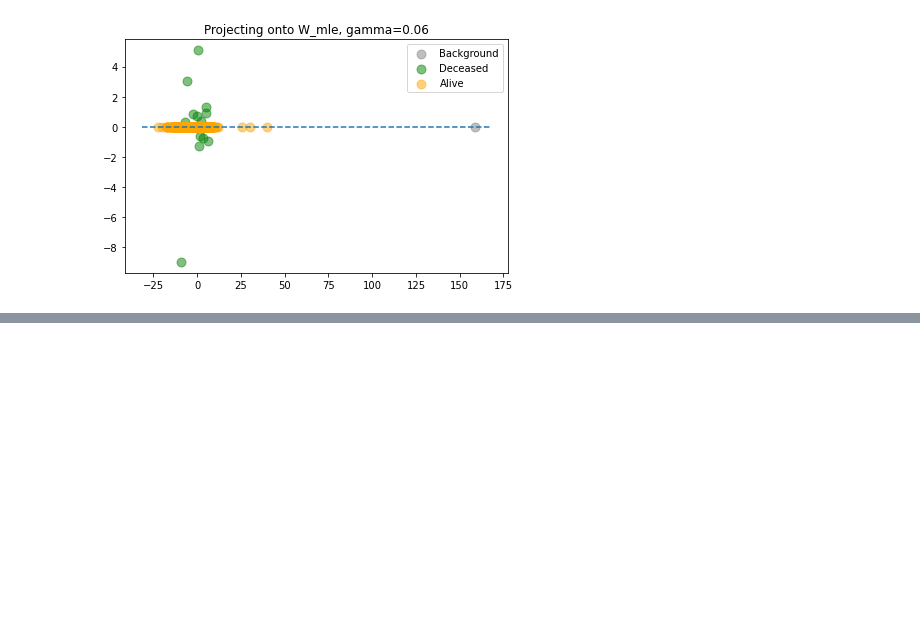
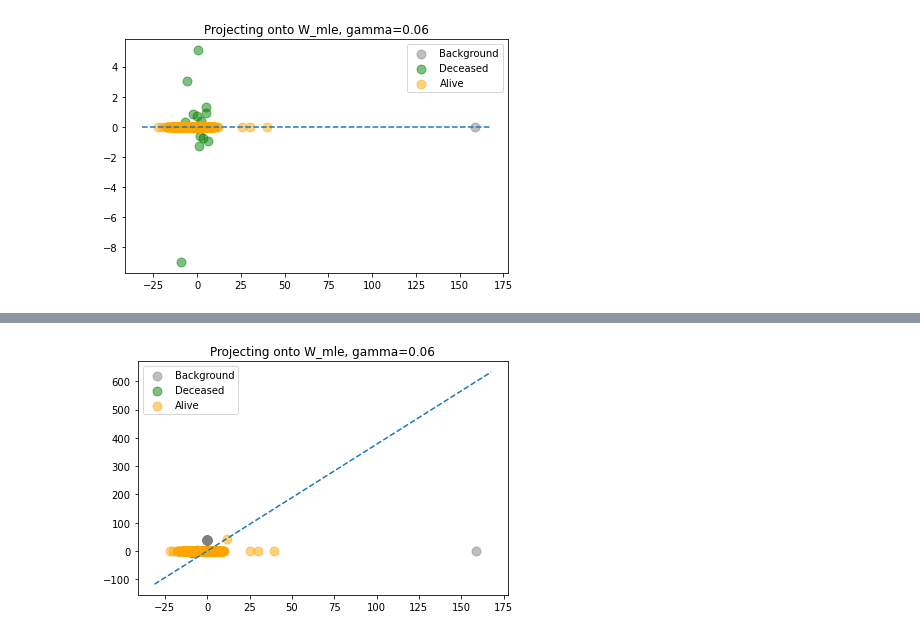
Before and after one commit to ArpiS/nested-policy-rl, a Jupyter notebook: pcpca/pcpca_covid.ipynb, the cells around one changed output, grey strips where cells are left out. Drawn from its saved outputs; the diff is of its cells as text; code cells hidden in the pictures; blank space fills up the shorter version.

Commit message:
highest variance features

```diff
--- a/pcpca/pcpca_covid.ipynb
+++ b/pcpca/pcpca_covid.ipynb
@@ -488,0 +511,21 @@ plt.show()
+# %%
+highest_variance_columns = ['ALBUMIN',
+       'BASE EXCESS', 'BILIRUBIN', 'CALCIUM',
+       'CARBOXYHEMOGLOBIN', 'CHLORIDE', 'CREATININE', 'HEMATOCRIT',
+       'HEMOGLOBIN', 'INSPIRED OXYGEN', 'INTERNATIONAL NORMALIZED RATIO',
+       'LACTATE', 'METHEMOGLOBIN', 'PARTIAL THROMBOPLASTIN TIME', 'PCO2', 'PH',
+       'PLATELETS', 'PO2', 'POTASSIUM', 'SODIUM', 'UREA NITROGEN',
+       'URINE OUTPUT', 'WHITE BLOOD CELLS', 'FIO2', 'PEEP', 'OXYGEN (L)']
+# %%
+background = data[data['Glucocorticosteroids'] == 0][highest_variance_columns]
+foreground = data[data['Glucocorticosteroids'] == 1]
+foreground_a = foreground[foreground['is_deceased_next_t'] == 1][highest_variance_columns]
+foreground_b = foreground[foreground['is_deceased_next_t'] == 0][highest_variance_columns]
+
+background_norm = normalize(background)
+foreground_a_norm = normalize(foreground_a)
+foreground_b_norm = normalize(foreground_b)
+foreground_norm = np.concatenate([foreground_a_norm, foreground_b_norm], axis=0)
+X = foreground_norm
+Y = background_norm
+X, Y = X.T, Y.T
@@ -488,0 +542,23 @@ plt.show()
+# %%
+X = foreground_norm
+Y = background_norm
+X, Y = X.T, Y.T
+gamma = 0.06
+k = 2
+#plt.figure(figsize=(len(gamma_range) * 7, 5))
+
+pcpca = PCPCA(gamma=gamma, n_components=k)
+X_proj, Y_proj = pcpca.fit_transform(X, Y)
+plt.title("Projecting onto W_mle, gamma=" + str(gamma))
+plt.scatter(Y[0, :], Y[1, :], alpha=0.5, label="Background", s=80, color="gray")
+plt.scatter(X_proj[0, :13], X_proj[1, :13], alpha=0.5, label="Deceased", s=80, color="green")
+plt.scatter(X_proj[0, 13:], X[1, 13:], alpha=0.5, label="Alive", s=80, color="orange")
+
+origin = np.array([[0], [0]])  # origin point
+# This is the line that distinguishes between the two classes.
+abline(slope=pcpca.W_mle[1, 0] / pcpca.W_mle[0, 0], intercept=0)
+plt.legend()
+plt.tight_layout()
+plt.show()
+# %% [output]
+[figure, added]
```
Also changed, not shown: parts of 4 cells of this notebook.
